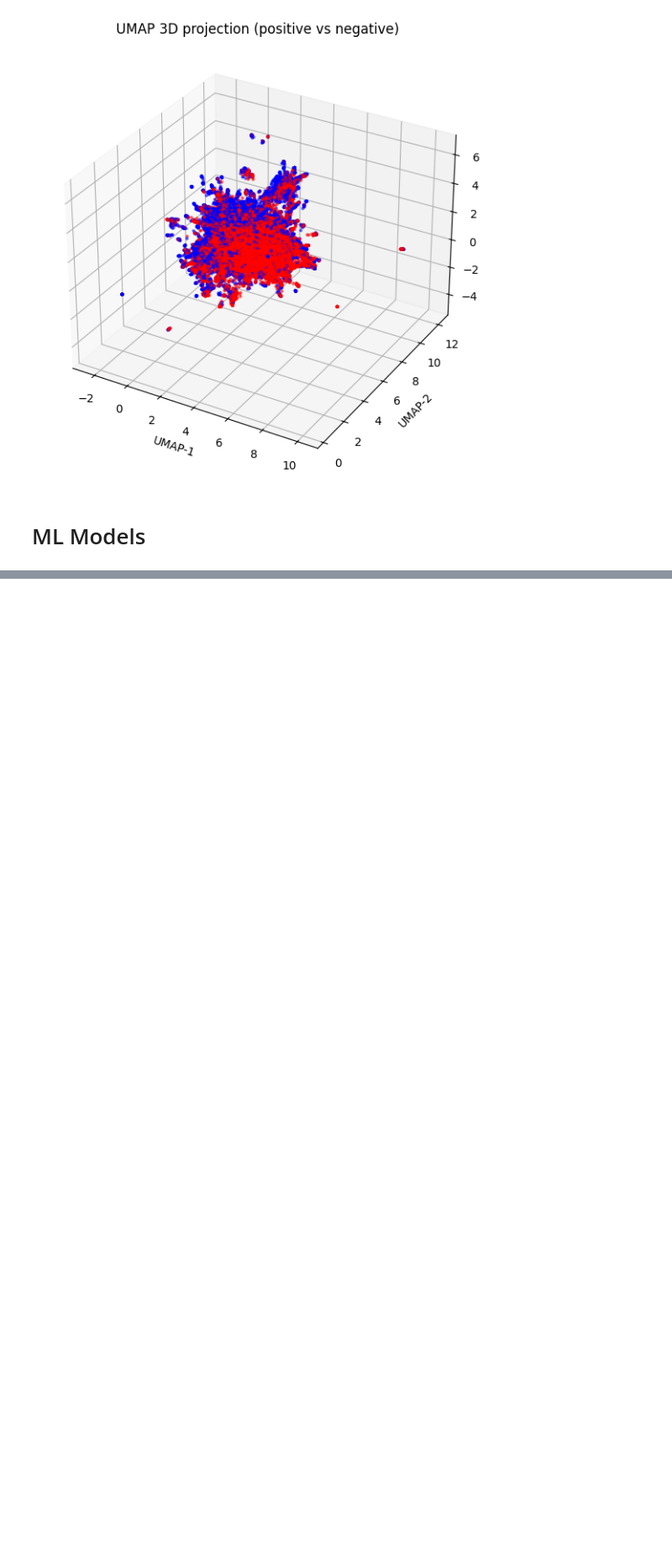
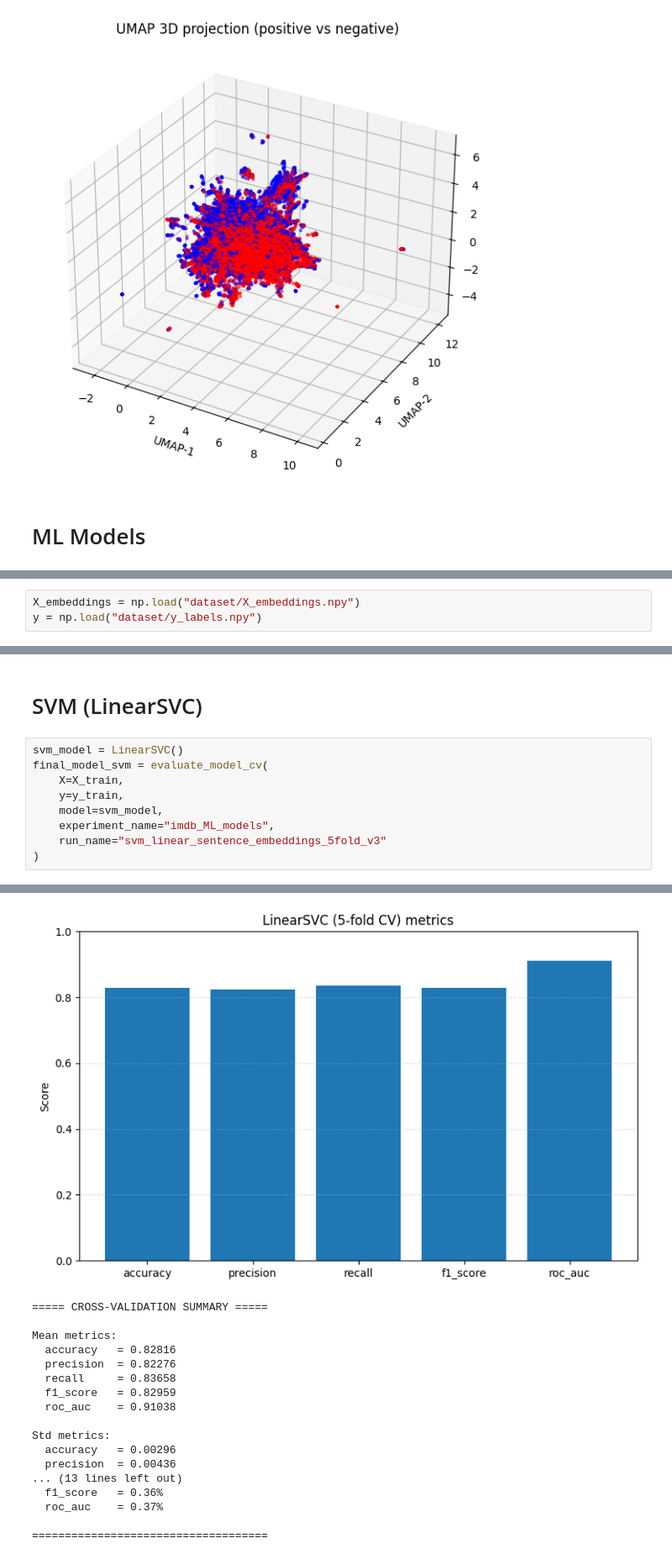
Before and after one commit to da4nik08/sentiment-binary-classifier, a Jupyter notebook: Model.ipynb, the cells around one changed output, grey strips where cells are left out. Shown at 84% size. Saved outputs shown, nothing was run; the diff lists cells and outputs as text; blank space fills up the shorter version.

```diff
--- a/Model.ipynb
+++ b/Model.ipynb
@@ -284,0 +193,3 @@ def evaluate_model_cv(
+# %%
+X_embeddings = np.load("dataset/X_embeddings.npy")
+y = np.load("dataset/y_labels.npy")
@@ -284,0 +386,12 @@ def evaluate_model_cv(
+# %% [markdown]
+# SVM (LinearSVC)
+# %%
+svm_model = LinearSVC()
+final_model_svm = evaluate_model_cv(
+    X=X_train,
+    y=y_train,
+    model=svm_model,
+    experiment_name="imdb_ML_models",
+    run_name="svm_linear_sentence_embeddings_5fold_v3"
+)
+# %% [output]
@@ -284,0 +404,18 @@ def evaluate_model_cv(
+[figure, added]
+===== CROSS-VALIDATION SUMMARY =====
+
+Mean metrics:
+  accuracy   = 0.82816
+  precision  = 0.82276
+  recall     = 0.83658
+  f1_score   = 0.82959
+  roc_auc    = 0.91038
+
+Std metrics:
+  accuracy   = 0.00296
+  precision  = 0.00436
+... (13 lines left out)
+  f1_score   = 0.36%
+  roc_auc    = 0.37%
+
+====================================
```
Also changed, not shown: parts of 22 cells of this notebook.
